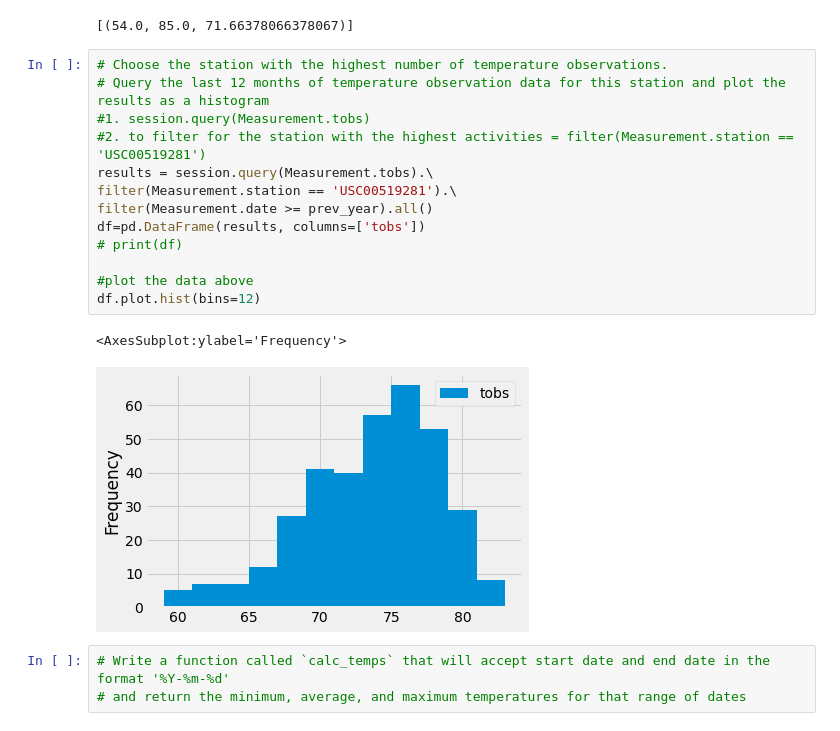
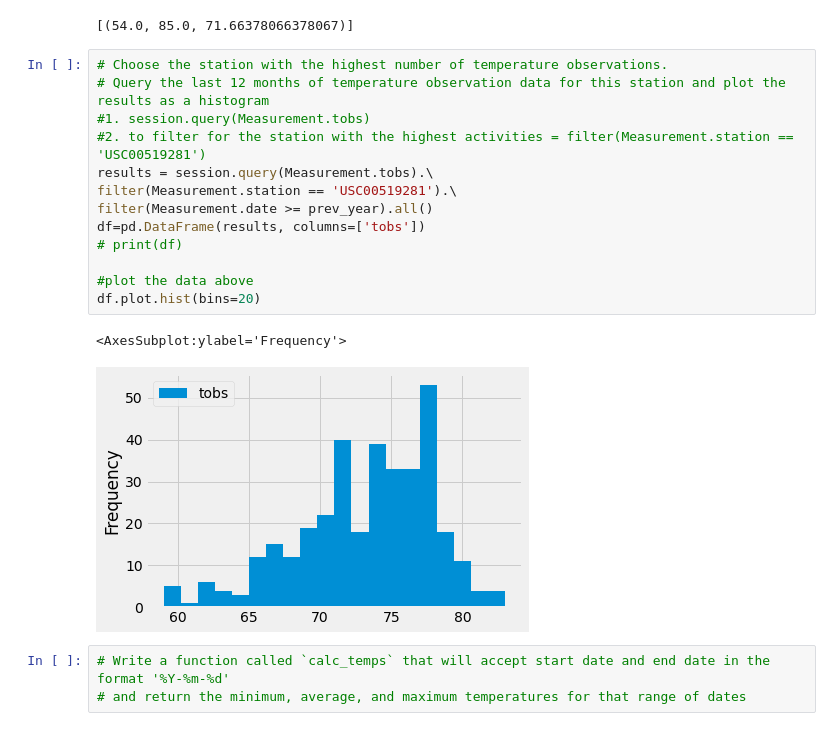
Before and after one commit to moseb1/surfs_up, a Jupyter notebook: climate_analysis.ipynb, the cells around one changed output. Cells and saved outputs as stored; diff of their text form.

```diff
--- a/climate_analysis.ipynb
+++ b/climate_analysis.ipynb
@@ -127,19 +127,19 @@ filter(Measurement.station == 'USC00519281').all()
 # %%
 # Choose the station with the highest number of temperature observations.
 # Query the last 12 months of temperature observation data for this station and plot the results as a histogram
 #1. session.query(Measurement.tobs)
 #2. to filter for the station with the highest activities = filter(Measurement.station == 'USC00519281')
 results = session.query(Measurement.tobs).\
 filter(Measurement.station == 'USC00519281').\
 filter(Measurement.date >= prev_year).all()
 df=pd.DataFrame(results, columns=['tobs'])
 # print(df)
 
 #plot the data above
-df.plot.hist(bins=12)
+df.plot.hist(bins=20)
 # %% [output]
 <AxesSubplot:ylabel='Frequency'>
-[figure, old version]
+[figure, new version]
 # %%
 # Write a function called `calc_temps` that will accept start date and end date in the format '%Y-%m-%d'
 # and return the minimum, average, and maximum temperatures for that range of dates
```
Also changed, not shown: 1 other file.
